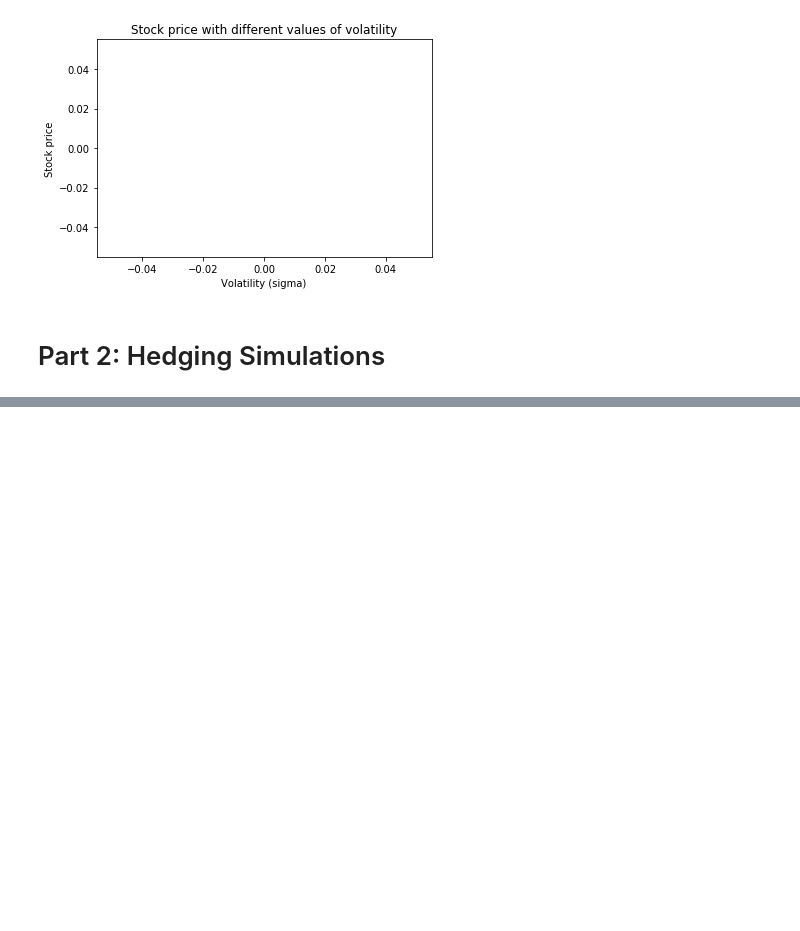
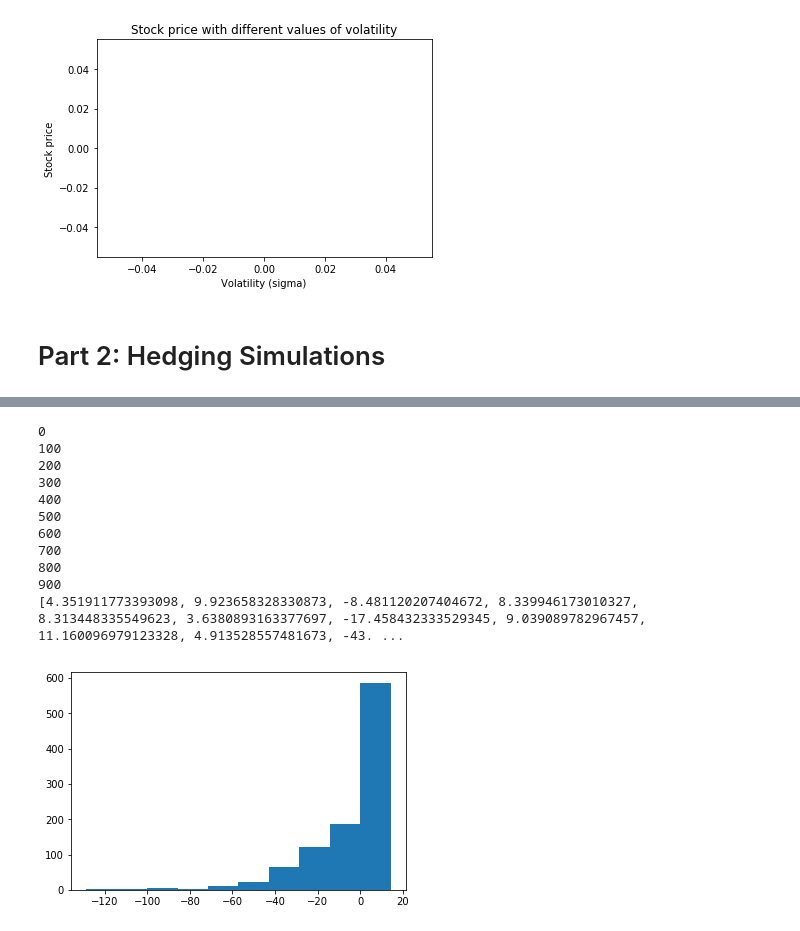
Before and after one commit to RomyM08/Comp_finance, a Jupyter notebook: Assignment1.ipynb, the cells around one changed output, grey strips where cells are left out. Saved outputs shown, nothing was run; the diff lists cells and outputs as text; code cells hidden in the pictures; blank space fills up the shorter version.

```diff
--- a/Assignment1.ipynb
+++ b/Assignment1.ipynb
@@ -343,0 +413,53 @@ print(anal_delta[-100])
+# %%
+end_change = []
+for i in range(1000):
+    if i%100 == 0:
+        print(i)
+    stock_over_time = [stock_price]
+    anal_delta = []
+    for t in range(steps):
+        stock_over_time.append(dynamics_stock_price(interest_rate, stock_over_time[-1], T/steps, volatility))
+        anal_delta.append(analytical_delta(stock_over_time[-1], strike_price, interest_rate, volatility, T, t, steps))
+
+    call_prices = []
+    for i in range(steps):
+        call, put = black_scholes(stock_over_time[i], strike_price, interest_rate, volatility, T*(1-i/steps))
+        call_prices.append(call)
+
+    money = []
+    call_value = []
+    delta_list = []
+    folio_price = []
+
+    for i in range(steps):
+        if i == 0:
+            call_value.append(call_prices[i])
+            delta_list.append(anal_delta[i])
+            folio_price.append(anal_delta[i] * stock_over_time[i])
+            money.append(call_prices[i] - anal_delta[i] * stock_over_time[i])
+        elif i%hedgetime == 0:
+            call_value.append(call_prices[i])
+            money.append(money[-1] * (1 + interest_rate)**(hedgetime/steps) - (anal_delta[i] - delta_list[-1]) * stock_over_time[i])
+            delta_list.append(anal_delta[i])
+            folio_price.append(anal_delta[i] * stock_over_time[i])
+
+    money[-1] = money[-1] - max(0, stock_over_time[-1] - strike_price)
+
+    end_change.append(money[-1] + folio_price[-1]-call_prices[-1])
+print(end_change)
+
+plt.hist(end_change)
+plt.show()
+# %% [output]
+0
+100
+200
+300
+400
+500
+600
+700
+800
+900
+[4.351911773393098, 9.923658328330873, -8.481120207404672, 8.339946173010327, 8.313448335549623, 3.6380893163377697, -17.458432333529345, 9.039089782967457, 11.160096979123328, 4.913528557481673, -43. ...
+[figure, added]
```
Also changed, not shown: parts of 19 cells of this notebook.
